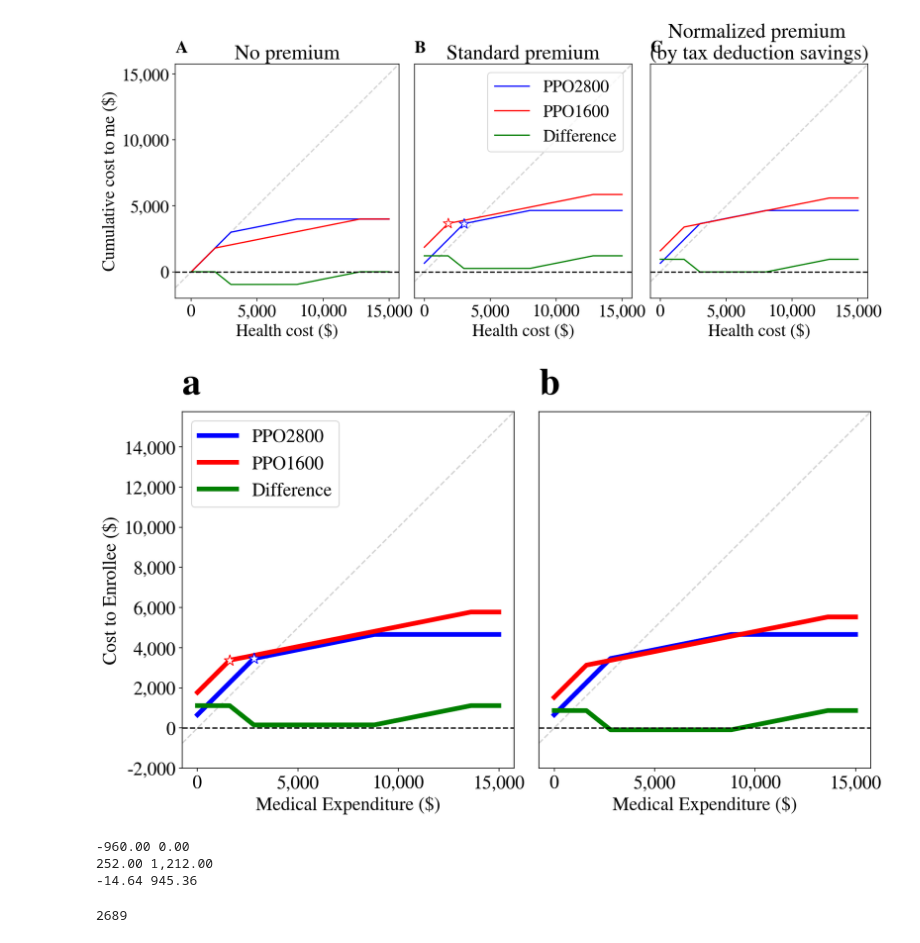
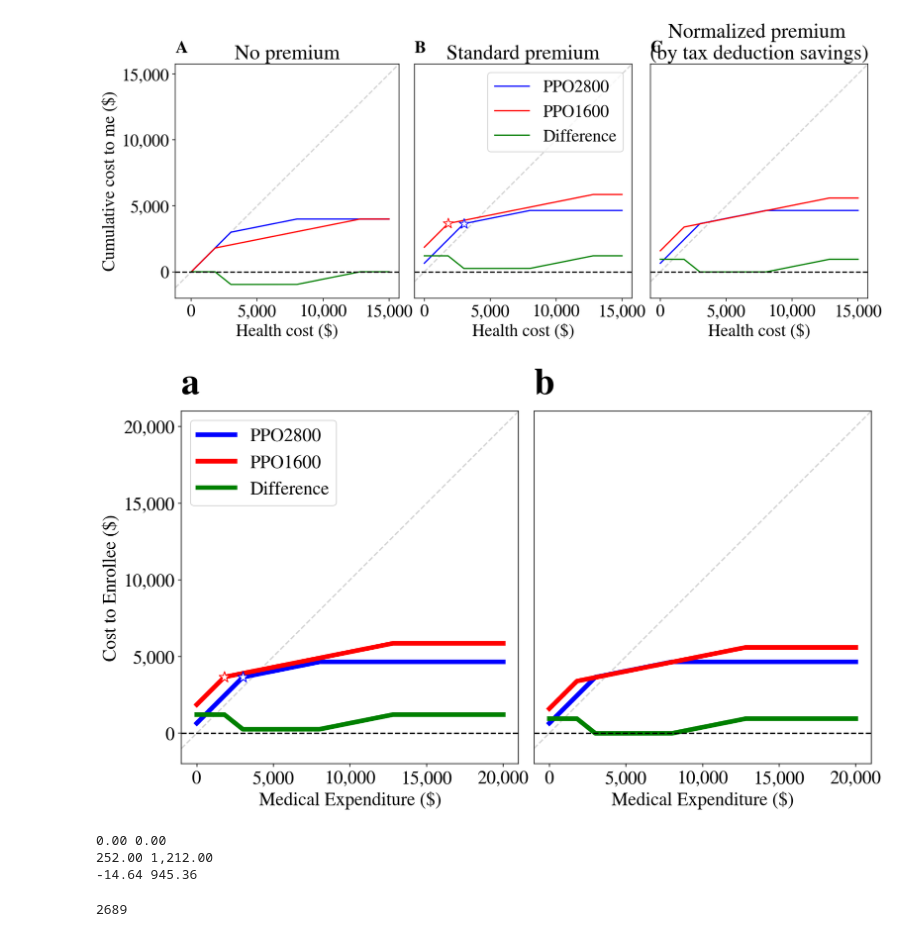
Before and after one commit to sbooeshaghi/health-insurance, a Jupyter notebook: healthcare_costs.ipynb, the cells around one changed output. Drawn from its saved outputs; the diff is of its cells as text; code cells hidden in the pictures.

```diff
--- a/healthcare_costs.ipynb
+++ b/healthcare_costs.ipynb
@@ -227,7 +227,7 @@ fig.show()
 # %%
 fig, axs = plt.subplots(figsize=(14,7), ncols=2)
 fig.subplots_adjust(hspace=0, wspace=-0.05)
-x = np.arange(0, 15_000)
+x = np.arange(0, 20_000)
 
 for label, data in plans.items():
   norm = data["norm"]
@@ -272,40 +272,39 @@ for ax in axs:
 
 
 # plot settings
 
 axs[0].set(**{
     "xlabel": "Medical Expenditure ($)",
     "ylabel": "Cost to Enrollee ($)",
     # "title": "No premium",
     "ylim": -2000
 })
 axs[1].set(**{
     "xlabel": "Medical Expenditure ($)",
     "yticks": [],
     "yticklabels": [],
     # "title": "Normalized premium \n(by tax deduction savings)",
     "ylim": -2000
 })
 
 # axs[1].legend(loc='center left', bbox_to_anchor=(1, 0.5))
 axs[0].legend()
 
 for n, ax in enumerate(axs.flat):
 
     ax.imshow(np.random.randn(10,10), interpolation='none')
     ax.text(0, 1.05, string.ascii_lowercase[n], transform=ax.transAxes,
             size=40, weight='bold')
 
 fig.savefig("healthcare.png", dpi=300, bbox_inches="tight")
 fig.show()
 # %% [output]
-[figure, old version]
+[figure, new version]
 # %%
-print(f"{min(ppo1600_0-ppo2800_0):,.2f}", f"{max(ppo1600_0-ppo2800_0):,.2f}")
 print(f"{min(ppo1600_1-ppo2800_1):,.2f}", f"{max(ppo1600_1-ppo2800_1):,.2f}")
 print(f"{min(ppo1600_2-ppo2800_2):,.2f}", f"{max(ppo1600_2-ppo2800_2):,.2f}")
 # %% [output]
--960.00 0.00
+0.00 0.00
 252.00 1,212.00
 -14.64 945.36
 # %%
```
Also changed, not shown: parts of 1 cell of this notebook.
